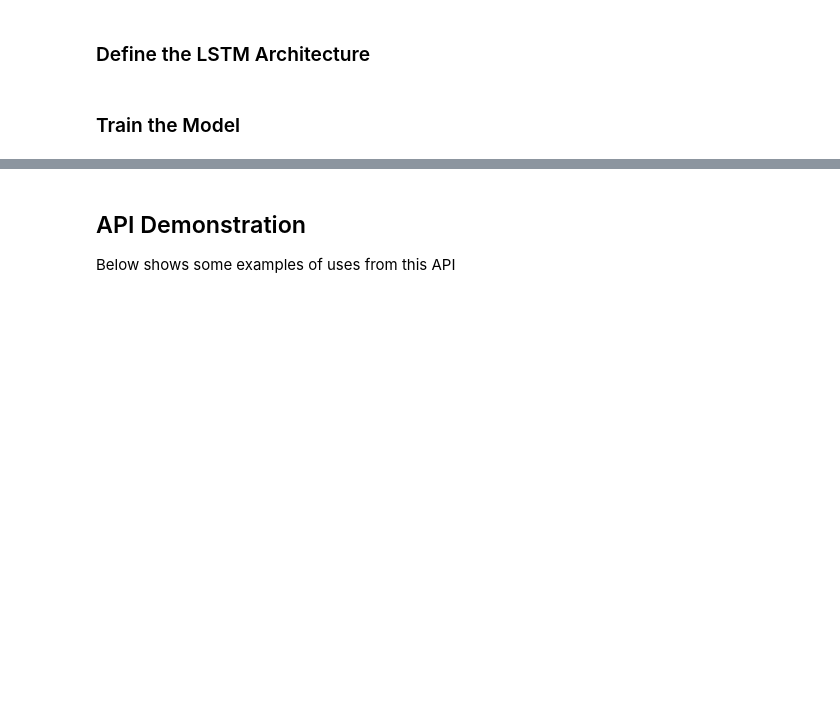
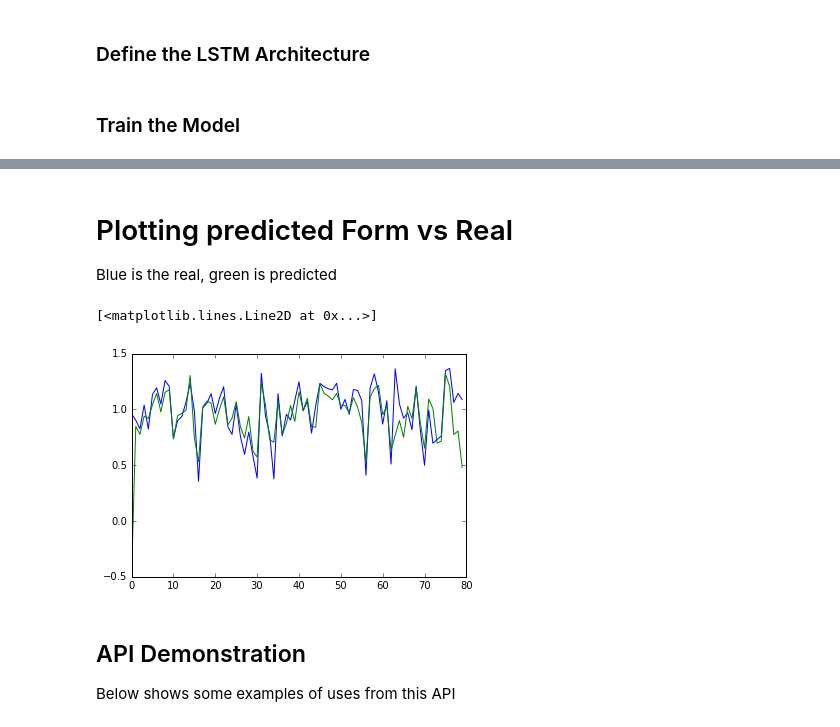
Before and after one commit to maxpolaczuk/player_performance, a Jupyter notebook: Application/organiser.ipynb, the cells around one changed output, grey strips where cells are left out. Saved outputs shown, nothing was run; the diff lists cells and outputs as text; code cells hidden in the pictures; blank space fills up the shorter version.

```diff
--- a/Application/organiser.ipynb
+++ b/Application/organiser.ipynb
@@ -415,7 +414,7 @@ def test_train(inputs, targs, percent = 30):
 # %%
-in_neurons = np.shape(X_train)[2]
+in_neurons = np.shape(train_i)[2]
 out_neurons = 1 # since regression output
-hidden_neurons = 6
+hidden_neurons = 3 # since 6 variables encoded...
 
 model = Sequential()
 model.add(LSTM(output_dim=hidden_neurons, input_dim=in_neurons, return_sequences=False))
@@ -424,9 +423,3 @@ model.add(Activation("linear"))
 model.compile(loss="mean_squared_error", optimizer= 'rmsprop' )
 # %% [markdown]
 ### Train the Model
-# %%
-#(X_train, y_train), (X_test, y_test) = train_test_split(data)  # retrieve data
-model.fit(X_train, y_train, batch_size=1, nb_epoch=1, validation_split=0.05)
-
-predicted = model.predict(X_test)
-rmse = np.sqrt(((predicted - y_test) ** 2).mean(axis=0))
@@ -434,0 +431,2 @@ rmse = np.sqrt(((predicted - y_test) ** 2).mean(axis=0))
+# %%
+model.fit(trainI, np.array(train_t) , batch_size=1, nb_epoch = 3, validation_split=0.05)
@@ -435,5 +442,20 @@ rmse = np.sqrt(((predicted - y_test) ** 2).mean(axis=0))
+# %%
+'''
+Time to predict some stuff LOL... :P
+'''
+predicted = model.predict(testI)
+rmse = np.sqrt(((predicted - test_t) ** 2).mean(axis=0))
+# %% [markdown]
+# Plotting predicted Form vs Real
+
+Blue is the real, green is predicted
 # %%
+%matplotlib inline
+import matplotlib.pyplot as plt
 fig, ax = plt.subplots()
 
-ax.plot(pd.DataFrame(y_test))
-ax.plot(pd.DataFrame(predicted))
+ax.plot(pd.DataFrame(test_t[:len(predicted)-2]))
+ax.plot(pd.DataFrame(predicted[:len(predicted)-2]))
+# %% [output]
+[<matplotlib.lines.Line2D at 0x...>]
+[figure, added]
```
Also changed, not shown: parts of 21 cells of this notebook.
